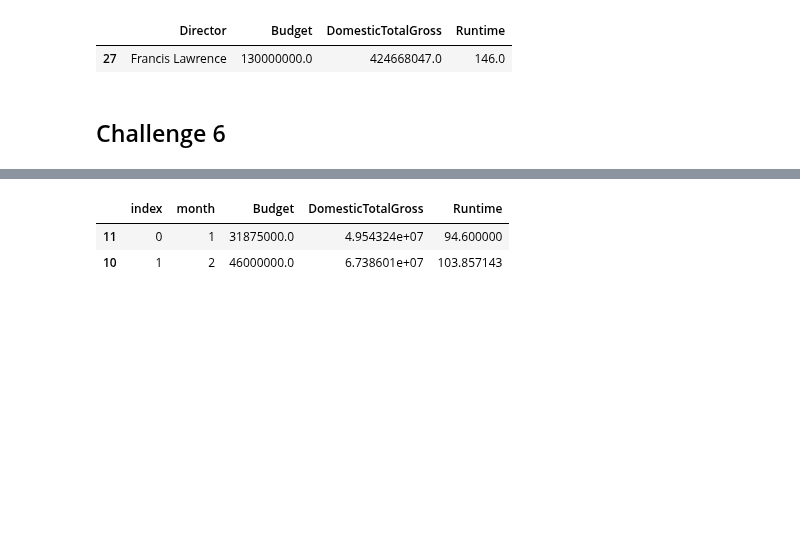
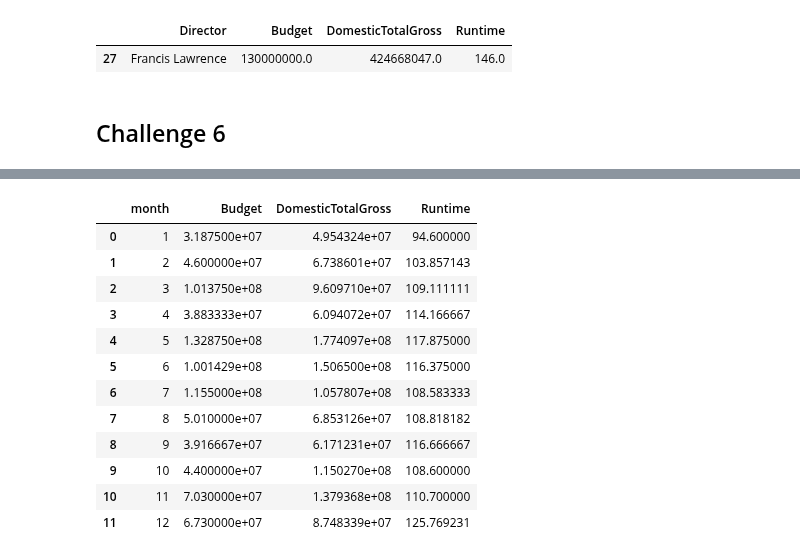
Before and after one commit to robinsones/dsp, a Jupyter notebook: challenges/submissions/02-luther1/kevin/luther_challenges.ipynb, the cells around one changed output, grey strips where cells are left out. Drawn from its saved outputs; the diff is of its cells as text; code cells hidden in the pictures; blank space fills up the shorter version.

```diff
--- a/challenges/submissions/02-luther1/kevin/luther_challenges.ipynb
+++ b/challenges/submissions/02-luther1/kevin/luther_challenges.ipynb
@@ -132,6 +135,16 @@ month = month.sort_values('month')
 # %%
-month.head(2)
+month.head(13)
 # %% [output]
-|  | index | month | Budget | DomesticTotalGross | Runtime |
-| 11 | 0 | 1 | 31875000.0 | 4.954324e+07 | 94.600000 |
-| 10 | 1 | 2 | 46000000.0 | 6.738601e+07 | 103.857143 |
+|  | month | Budget | DomesticTotalGross | Runtime |
+| 0 | 1 | 3.187500e+07 | 4.954324e+07 | 94.600000 |
+| 1 | 2 | 4.600000e+07 | 6.738601e+07 | 103.857143 |
+| 2 | 3 | 1.013750e+08 | 9.609710e+07 | 109.111111 |
+| 3 | 4 | 3.883333e+07 | 6.094072e+07 | 114.166667 |
+| 4 | 5 | 1.328750e+08 | 1.774097e+08 | 117.875000 |
+| 5 | 6 | 1.001429e+08 | 1.506500e+08 | 116.375000 |
+| 6 | 7 | 1.155000e+08 | 1.057807e+08 | 108.583333 |
+| 7 | 8 | 5.010000e+07 | 6.853126e+07 | 108.818182 |
+| 8 | 9 | 3.916667e+07 | 6.171231e+07 | 116.666667 |
+| 9 | 10 | 4.400000e+07 | 1.150270e+08 | 108.600000 |
+| 10 | 11 | 7.030000e+07 | 1.379368e+08 | 110.700000 |
+| 11 | 12 | 6.730000e+07 | 8.748339e+07 | 125.769231 |
```
Also changed, not shown: parts of 7 cells of this notebook.
